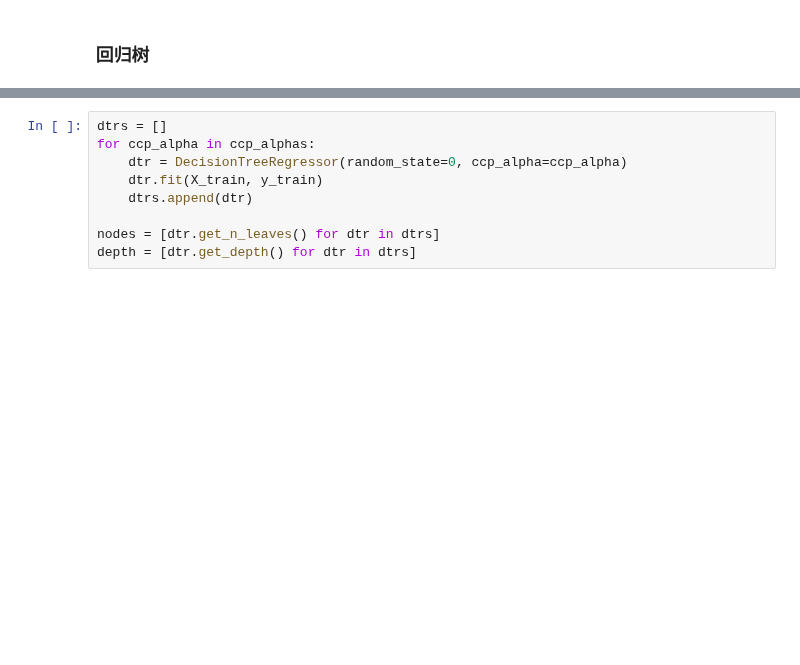
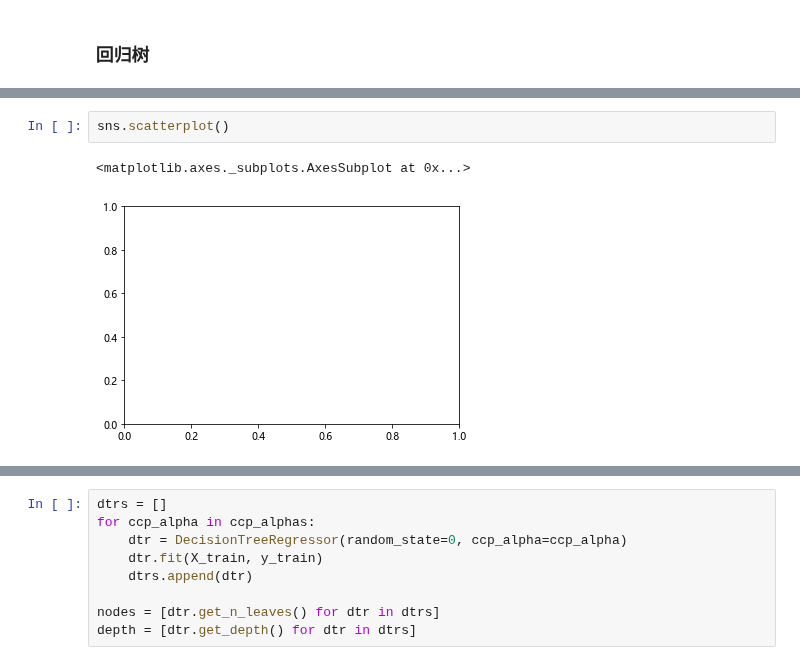
Before and after one commit to WHUFT/WHU_FinTech_Workshop, a Jupyter notebook: 10-研究方法学习班/12-机器学习/07-树方法/8.1 树方法简介.ipynb, the cells around one changed output, grey strips where cells are left out. Saved outputs shown, nothing was run; the diff lists cells and outputs as text; blank space fills up the shorter version.

```diff
--- a/10-研究方法学习班/12-机器学习/07-树方法/8.1 树方法简介.ipynb
+++ b/10-研究方法学习班/12-机器学习/07-树方法/8.1 树方法简介.ipynb
@@ -526,0 +158,5 @@ plt.show()
+# %%
+sns.scatterplot()
+# %% [output]
+<matplotlib.axes._subplots.AxesSubplot at 0x...>
+[figure, added]
```
Also changed, not shown: parts of 129 cells of this notebook, 5 other files.
